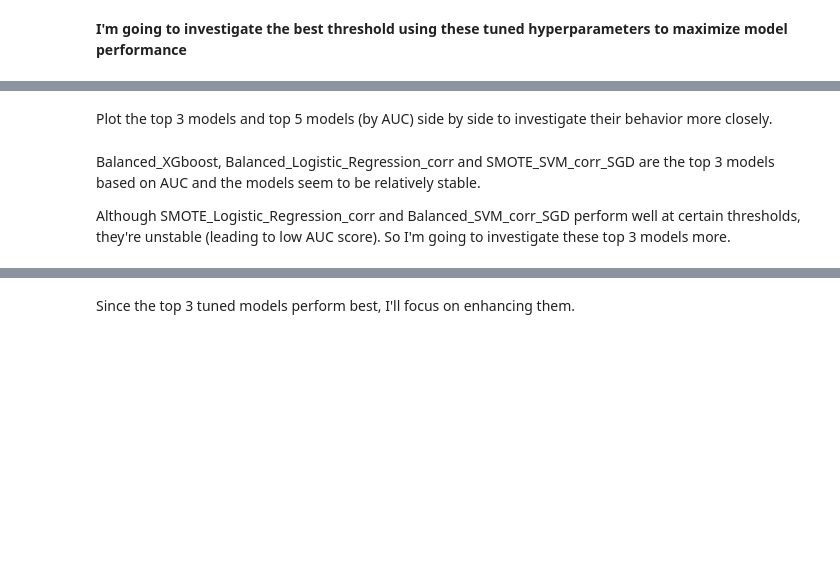
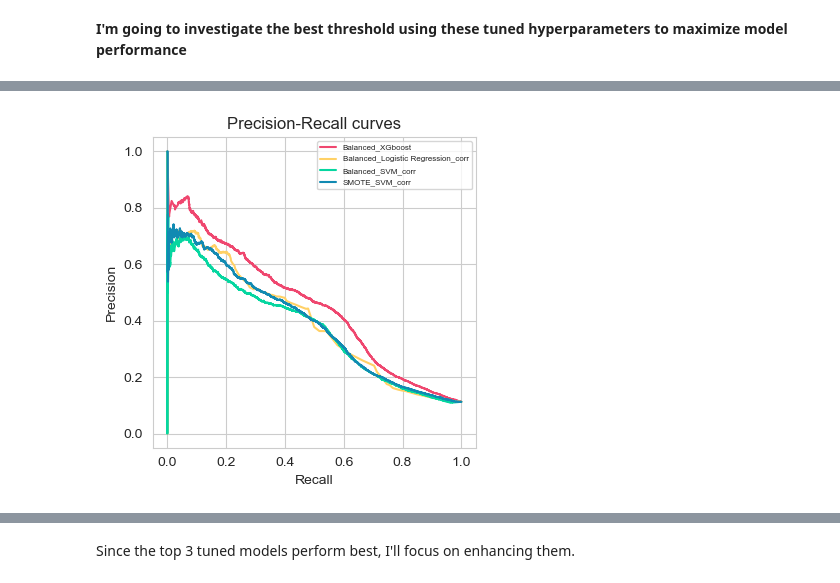
Before and after one commit to Itaru2018/bankmarketing_jupyter, a Jupyter notebook: Bank_Marketing.ipynb, the cells around one changed output, grey strips where cells are left out. Drawn from its saved outputs; the diff is of its cells as text; code cells hidden in the pictures; blank space fills up the shorter version.

Commit message:
rerun the models

```diff
--- a/Bank_Marketing.ipynb
+++ b/Bank_Marketing.ipynb
@@ -709,12 +709,6 @@ linear_preprocessor_corr = ColumnTransformer([
     ('cat', OneHotEncoder(drop='first', handle_unknown='ignore', sparse_output=False), cat_cols_model)
 ])
 smote_models_corr ={
-    'Logistic Regression': Imbpipeline([
-        ('preprocessing', linear_preprocessor_corr),
-        ('smote', SMOTE(random_state=42)),
-        ('select_corr', smart_corr_sel),
-        ('model', LogisticRegression(solver='saga', tol=1e-3, n_jobs=-1, random_state=42))
-    ]),
     'SVM': Imbpipeline([
         ('preprocessing', linear_preprocessor_corr),
         ('smote', SMOTE(random_state=42)),
@@ -1139,14 +1282,0 @@ if not sgd_linear_svc_tuning_results_path.exists():
-# %%
-# Load the json file and compare the performance between linear_svc and SGD
-with open(sgd_linear_svc_tuning_results_path, 'r') as fh:
-    best_params_sgd_linear_svc_corr_1_loaded = json.load(fh)
-
-print(f"SVM_corr_SMOTE_SGD best score: {best_params_sgd_linear_svc_corr_1_loaded['SVM_corr_SMOTE']['best_score']}")
-print(f"SVM_corr_SMOTE_SGD Tuning time is: {best_params_sgd_linear_svc_corr_1_loaded['SVM_corr_SMOTE']['tuning_time_in_sec']} seconds")
-print(f"SVM_corr_balanced_SGD best score: {best_params_sgd_linear_svc_corr_1_loaded['SVM_corr_balanced']['best_score']}")
-print(f"SVM_corr_balanced_SGD Tuning time is: {best_params_sgd_linear_svc_corr_1_loaded['SVM_corr_balanced']['tuning_time_in_sec']} seconds")
-
-print(f"SVM_corr_SMOTE best score: {best_params_linear_svc_corr_1_loaded['SVM_corr_SMOTE']['best_score']}")
-print(f"SVM_corr_SMOTE Tuning time is: {best_params_linear_svc_corr_1_loaded['SVM_corr_SMOTE']['tuning_time_in_sec']} seconds")
-print(f"SVM_corr_balanced best score: {best_params_linear_svc_corr_1_loaded['SVM_corr_balanced']['best_score']}")
-print(f"SVM_corr_balanced Tuning time is: {best_params_linear_svc_corr_1_loaded['SVM_corr_balanced']['tuning_time_in_sec']} seconds")
@@ -1251,20 +1305,7 @@ PR_curve_selected_models = {
     'Balanced_XGboost': balanced_models['XGBoost'].set_params(**best_params_xgb_bayes_1_dic),
     'Balanced_Logistic Regression_corr': balanced_models_corr['Logistic Regression'].set_params(**best_params_lr_models_corr_1_balanced_dic),
     'Balanced_SVM_corr': balanced_models_corr['SVM'].set_params(**best_params_linear_svc_corr_1_balanced_dic),
-    'SMOTE_Logistic Regression_corr': smote_models_corr['Logistic Regression'].set_params(**best_params_lr_models_corr_1_smote_dic),
-    'SMOTE_SVM_corr': smote_models_corr['SVM'].set_params(**best_params_linear_svc_corr_1_smote_dic ),
-    'Balanced_SVM_corr_SGD':  Pipeline([
-        ('preprocessing', linear_preprocessor_corr),
-        ('select_corr', smart_corr_sel),
-        ('model', SGDClassifier(class_weight='balanced', tol=1e-3, random_state=42, n_jobs=-1))
-        ]).set_params(**best_params_sgd_linear_svc_corr_1_balanced_dic),
-    'SMOTE_SVM_corr_SGD': Imbpipeline([
-        ('preprocessing', linear_preprocessor_corr),
-        ('smote', SMOTE(random_state=42)),
-        ('select_corr', smart_corr_sel),
-        ('model', SGDClassifier(tol=1e-3, random_state=42, n_jobs=-1))
-    ]).set_params(**best_params_sgd_linear_svc_corr_1_smote_dic)
-
+    'SMOTE_SVM_corr': smote_models_corr['SVM'].set_params(**best_params_linear_svc_corr_1_smote_dic )
 
 }
 
@@ -1314,22 +1373,22 @@ print(PR_scores)
 # %%
 # Plot the PR curve from the data
 # Define custom color palette for all models
-palette_3 =['#ef476f', '#ffd166', '#06d6a0', '#118ab2', '#073b4c', '#fb8500', '#7209b7']
+palette_3 =['#ef476f', '#ffd166', '#06d6a0', '#118ab2']
 
 # plot PR curve
 plt.figure(figsize=(4,4))
 # Make a loop to draw the curve for each model with the custom colors
 for i, label_name in  enumerate(PR_scores):
     plt.plot(label_name['recall'], label_name['precision'], label=label_name['label'], color=palette_3[i])
 
 # Decide the layout of the plots
 plt.legend(loc='upper right', fontsize='xx-small')
 plt.xlabel('Recall')
 plt.ylabel('Precision')
 plt.title('Precision-Recall curves')
 plt.tight_layout()
 plt.grid(True)
 
 plt.show()
+# %% [output]
+[figure, added]
-# %% [markdown]
-Plot the top 3 models and top 5 models (by AUC) side by side to investigate their behavior more closely.
@@ -1372,4 +1394,0 @@ plt.show()
-# %% [markdown]
-Balanced_XGboost, Balanced_Logistic_Regression_corr and SMOTE_SVM_corr_SGD are the top 3 models based on AUC and the models seem to be relatively stable.
-
-Although SMOTE_Logistic_Regression_corr and Balanced_SVM_corr_SGD perform well at certain thresholds, they're unstable (leading to low AUC score). So I'm going to investigate these top 3 models more.
```
Also changed, not shown: parts of 30 cells of this notebook, 14 other files.
